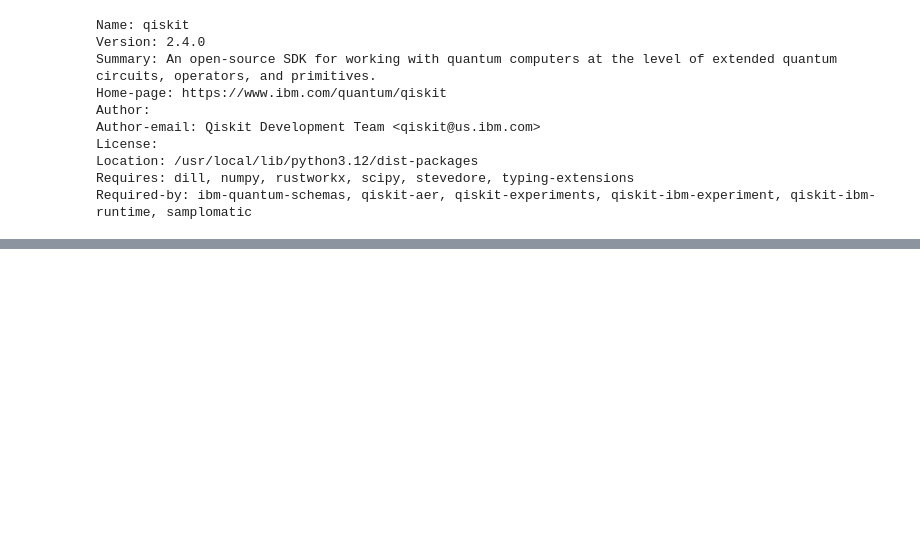
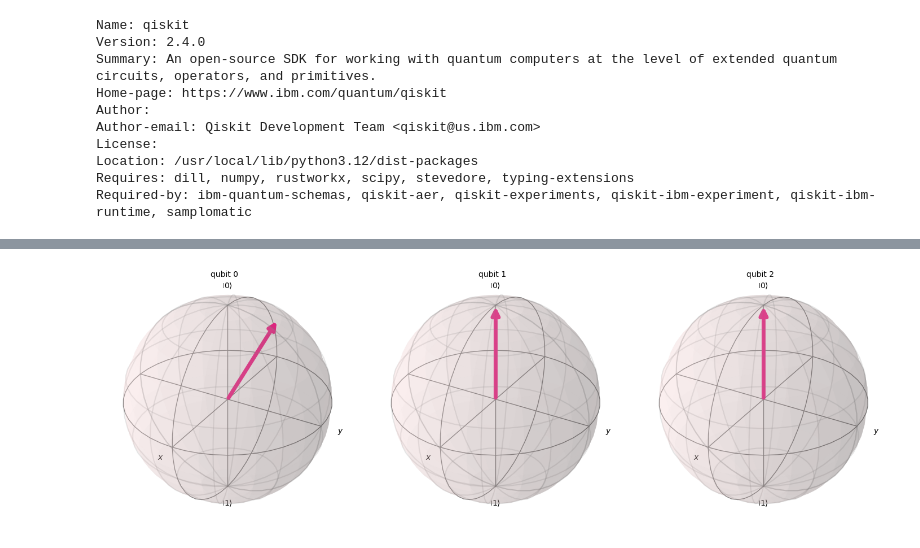
Before and after one commit to LikithaTummapudi/Quantum-Teleportation-Simulator, a Jupyter notebook: teleportation.ipynb, the cells around one changed output, grey strips where cells are left out. Cells and saved outputs as stored; diff of their text form; code cells hidden in the pictures; blank space fills up the shorter version.

```diff
--- a/teleportation.ipynb
+++ b/teleportation.ipynb
@@ -21,0 +41,8 @@ Required-by: ibm-quantum-schemas, qiskit-aer, qiskit-experiments, qiskit-ibm-exp
+# %%
+#bloch sphere
+from qiskit.quantum_info import Statevector
+from qiskit.visualization import plot_bloch_multivector
+out_vector=Statevector(qc)
+plot_bloch_multivector(out_vector)
+# %% [output]
+[figure, added]
```
Also changed, not shown: parts of 8 cells of this notebook.
